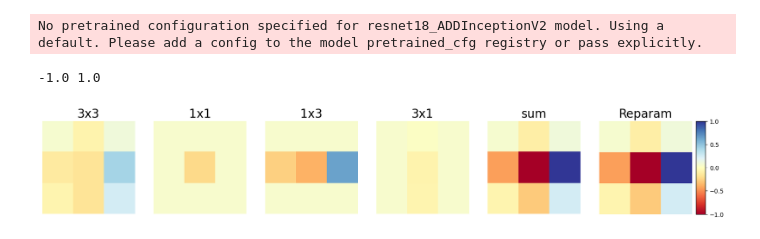
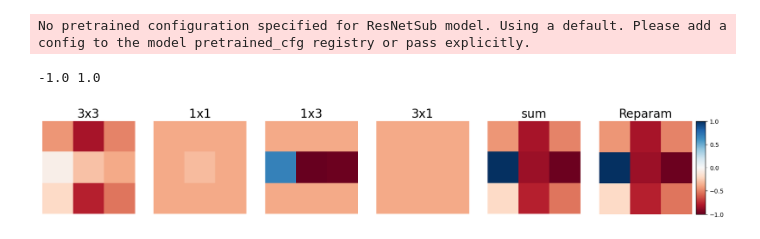
Before and after one commit to SoongE/neural_substitution, a Jupyter notebook: analysis_featuremap.ipynb, the cells around one changed output. Saved outputs shown, nothing was run; the diff lists cells and outputs as text; code cells hidden in the pictures.

```diff
--- a/analysis_featuremap.ipynb
+++ b/analysis_featuremap.ipynb
@@ -1,24 +1,24 @@
 # %%
+from functools import reduce
 import os
 
-import torch
-import torch.nn.functional as F
 import hydra
 import matplotlib.pyplot as plt
 import numpy
-import timm
+import torch
+import torch.nn.functional as F
 from matplotlib import gridspec
 from mpl_toolkits.axes_grid1 import make_axes_locatable
 
 from src.models import *
-from src.models.dbb import BasicBlock
-from src.models.substitude_block import fuse_bn
+from src.models.blocks import fuse_bn
 from src.utils import clean_state_dict
+from src.utils.factory import create_model_cls
 
-methods = ['ADD', 'Sub']
-architecture = ['33', '333', 'Inception', 'InceptionV2', 'InceptionV3', 'InceptionV2NoShuffle']
+methods = ['Add', 'Sub']
+architecture = ['33', '333', 'InceptionV1', 'InceptionV2', 'InceptionV3', 'InceptionV2NoShuffle']
 weight_name = 'model_best.pth.tar'
-weight_root = 'archive'
+weight_root = 'weights'
 
 
 def expend_kernel(kernel, target_kernel_size):
@@ -33,7 +33,7 @@ def load_checkpoint(model, checkpoint_path):
     model.load_state_dict(state_dict)
 
 
-def inceptionv2_reparam(name, kernel):
+def inceptionv3_reparam(name, kernel):
     conv = kernel[0]
     bn = kernel[1]
     new_conv = torch.nn.Conv2d(conv.in_channels, conv.out_channels, conv.kernel_size, conv.stride, conv.padding,
@@ -58,29 +58,42 @@ def inceptionv2_reparam(name, kernel):
     return new_conv
 
 
+def rsetattr(obj, attr, val):
+    pre, _, post = attr.rpartition('.')
+    return setattr(rgetattr(obj, pre) if pre else obj, post, val)
+
+
+def rgetattr(obj, attr):
+    return reduce(getattr, [obj] + attr.split('.'))
+
+
+def deploy2(model):
+    for name, module in model.named_modules():
+        if hasattr(module, 're_parameterization'):
+            module.re_parameterization()
+
+
 def main():
     with hydra.initialize(config_path='configs', version_base='1.3'):
-        cfg = hydra.compose(config_name='sub_resnet')
-        cfg.local_rank = 9
-    # device = torch.device(f'cuda:{cfg.local_rank}') if torch.cuda.is_available() else torch.device('cpu')
-    #
-    # valid_loader = get_dataloader(cfg)[-1]
+        cfg = hydra.compose(config_name='sub_imagenet')
+        cfg.local_rank = 0
 
-    connectivity = f'{methods[0]}{architecture[3]}'
-    model_name = f'resnet18_{connectivity}'
-    model = timm.create_model(
+    connectivity = f'{methods[1]}{architecture[4]}'
+    model_name = f'resnet50_{connectivity}'
+    model = create_model_cls(
         model_name,
-        pretrained=False,
-        in_chans=cfg.dataset.in_channels,
+        in_channels=cfg.dataset.in_channels,
         num_classes=cfg.dataset.num_classes,
+        stem_type=cfg.dataset.name,
     )
-    load_checkpoint(model, os.path.join(weight_root, connectivity, weight_name))
+    load_checkpoint(model,
+                    os.path.join(weight_root, cfg.dataset.name, model_name.split('_')[0], model_name + '.pth.tar'))
 
     kernels = list()
     names = list()
 
     for name, block in model.layer1[0].conv2.blocks.items():
-        kernel = inceptionv2_reparam(name, block).weight[0].mean(0)
+        kernel = inceptionv3_reparam(name, block).weight[0].mean(0)
         kernels.append(kernel.detach().numpy())
         names.append(name)
 
@@ -93,37 +106,38 @@ def main():
     names.append("sum")
 
     # After re-param
-    deploy(model, BasicBlock)
+    deploy2(model)
     kernel = model.layer1[0].conv2.conv_reparam.weight[0].mean(0)
 
     kernels.append(kernel.detach().numpy())
     names.append('Reparam')
 
     kernels = numpy.array(kernels)
     mini = kernels.min()
     maxi = kernels.max()
-    kernels = 2 * (kernels - mini) / (maxi - mini) -1
+    kernels = 2 * (kernels - mini) / (maxi - mini) - 1
 
     fig = plt.figure(figsize=(20, 5))
     # cmap0 = LinearSegmentedColormap.from_list('mymy', ['#ffffff', '#000000'])
     spec = gridspec.GridSpec(nrows=1, ncols=6,
                              width_ratios=[1, 1, 1, 1, 1, 1.15])
     print(kernels.min(), kernels.max())
     for i in range(len(kernels)):
         ax = fig.add_subplot(spec[i])
-        im = plt.imshow(kernels[i], cmap='RdYlBu', vmin=kernels.min(), vmax=kernels.max())
+        im = plt.imshow(kernels[i], cmap='RdBu', vmin=kernels.min(), vmax=kernels.max())
         ax.axis("off")
         ax.set_title(names[i] if names[i] != 'kxk' else '3x3', fontsize=20)
 
     divider = make_axes_locatable(plt.gca())
     cax = divider.append_axes("right", size="10%", pad=0.1)
     plt.colorbar(im, cax=cax)
 
     plt.savefig(f'assets/{model_name}_kmap.svg', dpi=500)
     plt.show()
 
+
 main()
 # %% [output]
-No pretrained configuration specified for resnet18_ADDInceptionV2 model. Using a default. Please add a config to the model pretrained_cfg registry or pass explicitly.
+No pretrained configuration specified for ResNetSub model. Using a default. Please add a config to the model pretrained_cfg registry or pass explicitly.
 -1.0 1.0
-[figure, old version]
+[figure, new version]
```
Also changed, not shown: 7 other files.
